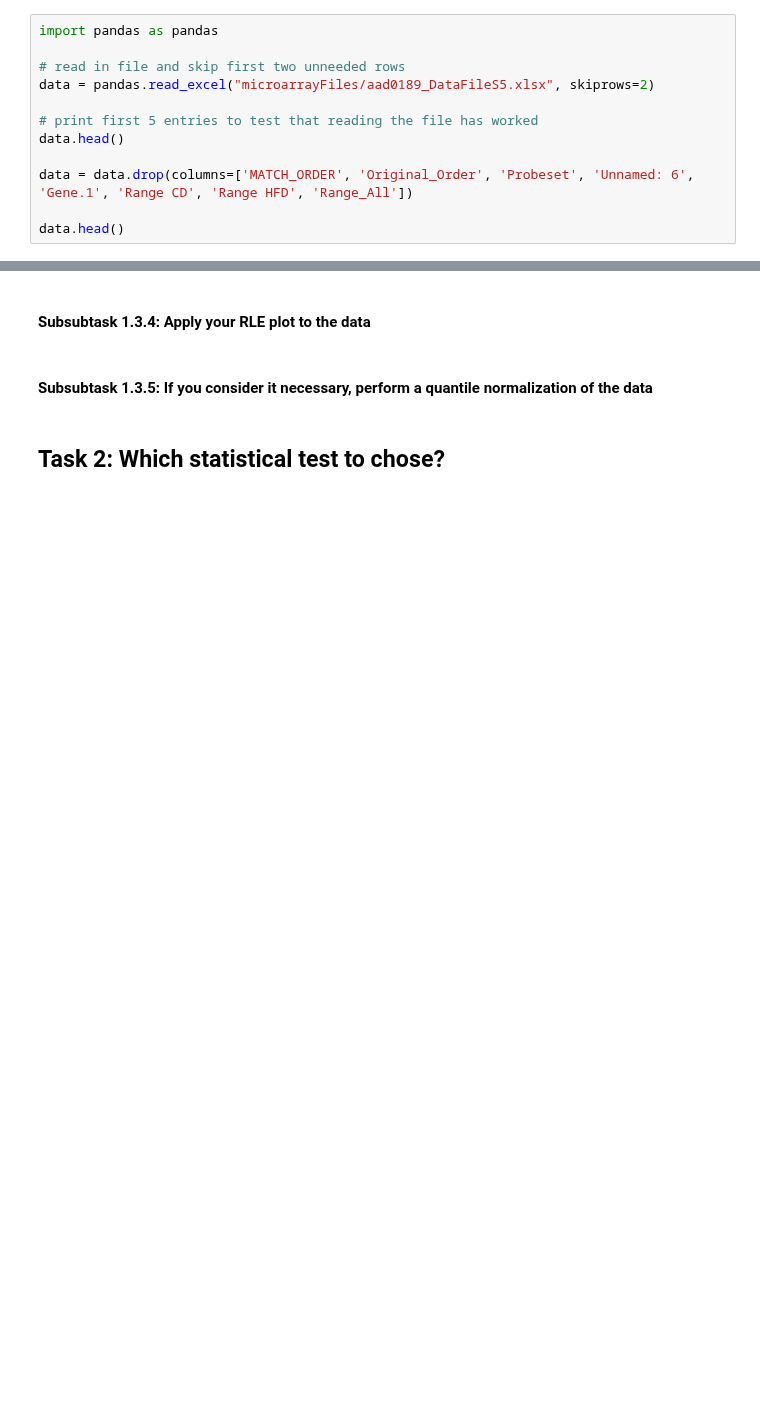
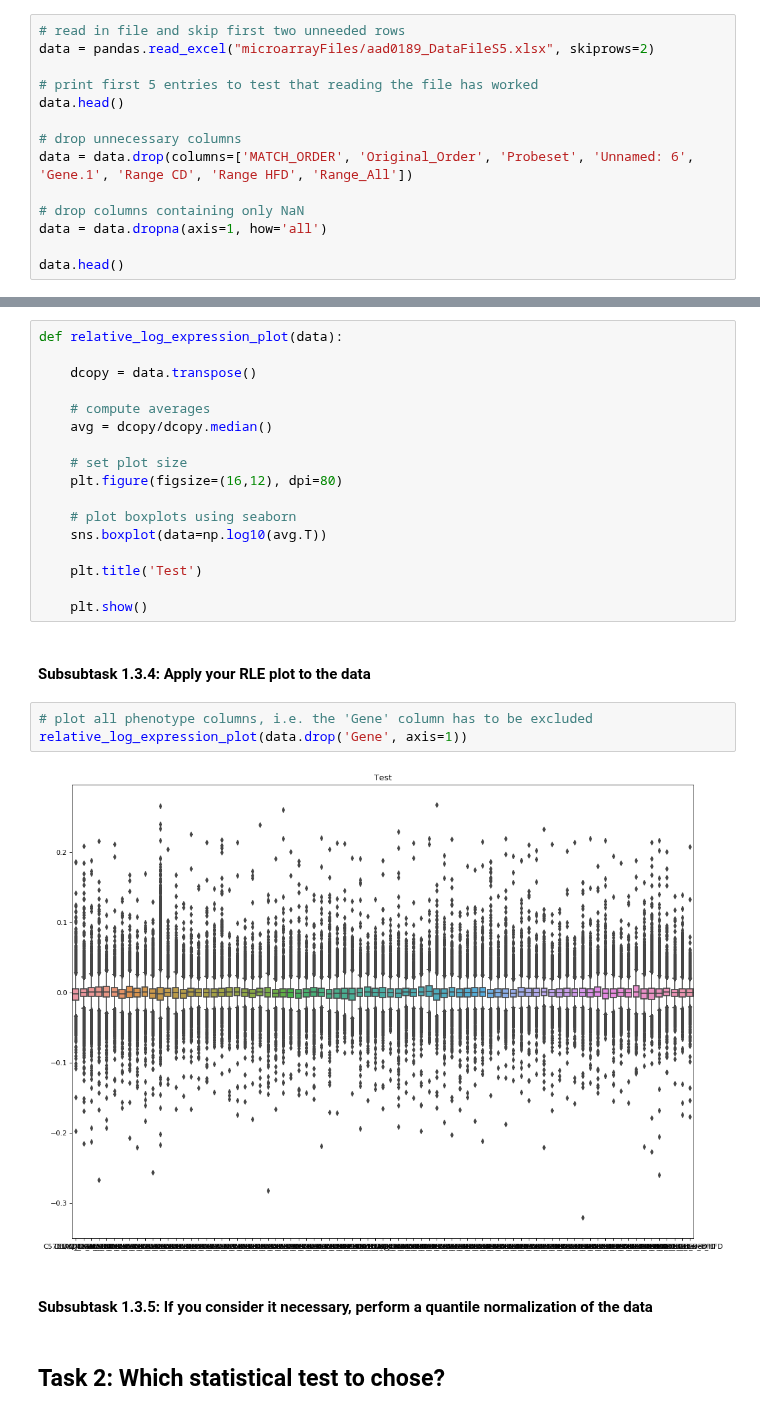
Before and after one commit to TrisKast/DataScience-Bioinformatics, a Jupyter notebook: notebooks/Day56_DE_Analysis.ipynb, the cells around one changed output, grey strips where cells are left out. Cells and saved outputs as stored; diff of their text form; blank space fills up the shorter version.

```diff
--- a/notebooks/Day56_DE_Analysis.ipynb
+++ b/notebooks/Day56_DE_Analysis.ipynb
@@ -26,16 +34,18 @@ http://www.arrayanalysis.org/main.html
 # %% [markdown]
 ### Subtask 1.1: Read in aad0189_DataFileS5.xlsx with pandas
 # %%
-import pandas as pandas
-
 # read in file and skip first two unneeded rows
 data = pandas.read_excel("microarrayFiles/aad0189_DataFileS5.xlsx", skiprows=2)
 
 # print first 5 entries to test that reading the file has worked
 data.head()
 
+# drop unnecessary columns
 data = data.drop(columns=['MATCH_ORDER', 'Original_Order', 'Probeset', 'Unnamed: 6', 'Gene.1', 'Range CD', 'Range HFD', 'Range_All'])
 
+# drop columns containing only NaN
+data = data.dropna(axis=1, how='all')
+
 data.head()
 # %% [output]
 |  | Gene | Protein | C57BL/6J_Liver_CD | DBA/2J_Liver_CD | BXD43_Liver_CD | BXD44_Liver_CD | BXD45_Liver_CD | ... |
@@ -116,8 +123,30 @@ ratio_intensity_plot(data['BXD51_Liver_CD'], data['BXD96_Liver_HFD'])
 [figure]
 # %% [markdown]
 #### Subsubtask 1.3.3: Implement a RLE plot (RLE = Relative Log Expression)
+# %%
+def relative_log_expression_plot(data):
+
+    dcopy = data.transpose()
+
+    # compute averages
+    avg = dcopy/dcopy.median()
+
+    # set plot size
+    plt.figure(figsize=(16,12), dpi=80)
+
+    # plot boxplots using seaborn
+    sns.boxplot(data=np.log10(avg.T))
+
+    plt.title('Test')
+
+    plt.show()
 # %% [markdown]
 #### Subsubtask 1.3.4: Apply your RLE plot to the data
+# %%
+# plot all phenotype columns, i.e. the 'Gene' column has to be excluded
+relative_log_expression_plot(data.drop('Gene', axis=1))
+# %% [output]
+[figure, added]
 # %% [markdown]
 #### Subsubtask 1.3.5: If you consider it necessary, perform a quantile normalization of the data
 # %% [markdown]
```
Also changed, not shown: parts of 5 cells of this notebook, 10 other files.
